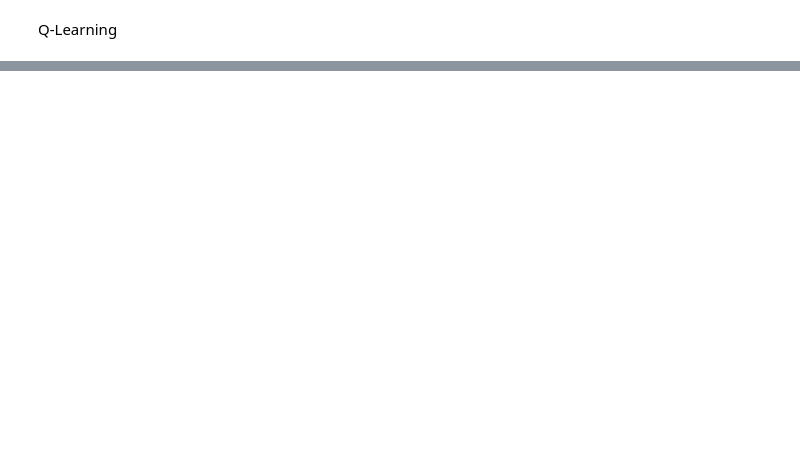
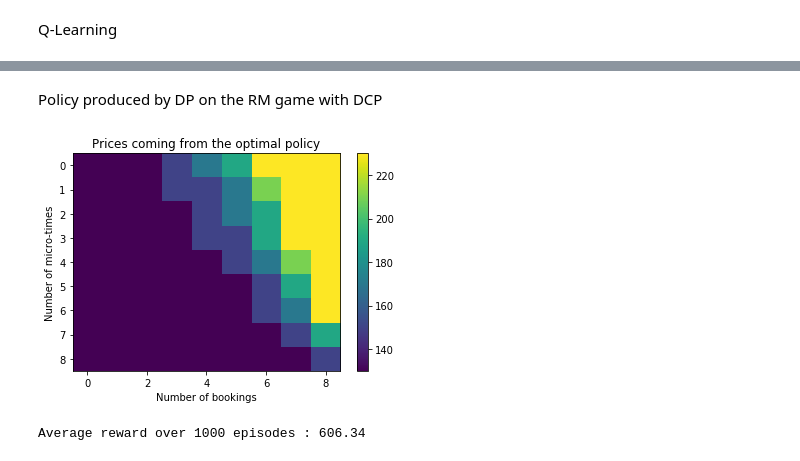
Before and after one commit to Oksanariou/rl_for_rm, a Jupyter notebook: draft.ipynb, the cells around one changed output, grey strips where cells are left out. Cells and saved outputs as stored; diff of their text form; code cells hidden in the pictures; blank space fills up the shorter version.

Commit message:
merge RMDCP_env

```diff
--- a/draft.ipynb
+++ b/draft.ipynb
@@ -269,0 +276,5 @@ Average reward over 1000 episodes : 603.46
+# %%
+capacity = 10
+actions = tuple(k for k in range(50, 231, 20))
+alpha = 0.4
+lamb = 0.2
@@ -269,0 +288,5 @@ Average reward over 1000 episodes : 603.46
+# %%
+data_collection_points = 10
+micro_times = 5
+env_DCP = gym.make('gym_RMDCP:RMDCP-v0', data_collection_points=data_collection_points, capacity=capacity,
+                   micro_times=micro_times, actions=actions, alpha=alpha, lamb=lamb)
@@ -269,0 +303,10 @@ Average reward over 1000 episodes : 603.46
+# %% [markdown]
+Policy produced by DP on the RM game with DCP
+# %%
+V, P_ref = dynamic_programming_env_DCP(env_DCP)
+visualize_policy_RM(P_ref, env_DCP.T, env_DCP.C)
+P_ref = P_ref.reshape(env_DCP.T * env_DCP.C)
+print("Average reward over 1000 episodes : " + str(average_n_episodes(env_DCP, P_ref, 1000)))
+# %% [output]
+[figure, added]
+Average reward over 1000 episodes : 606.34
```
Also changed, not shown: parts of 36 cells of this notebook, 4 other files.
